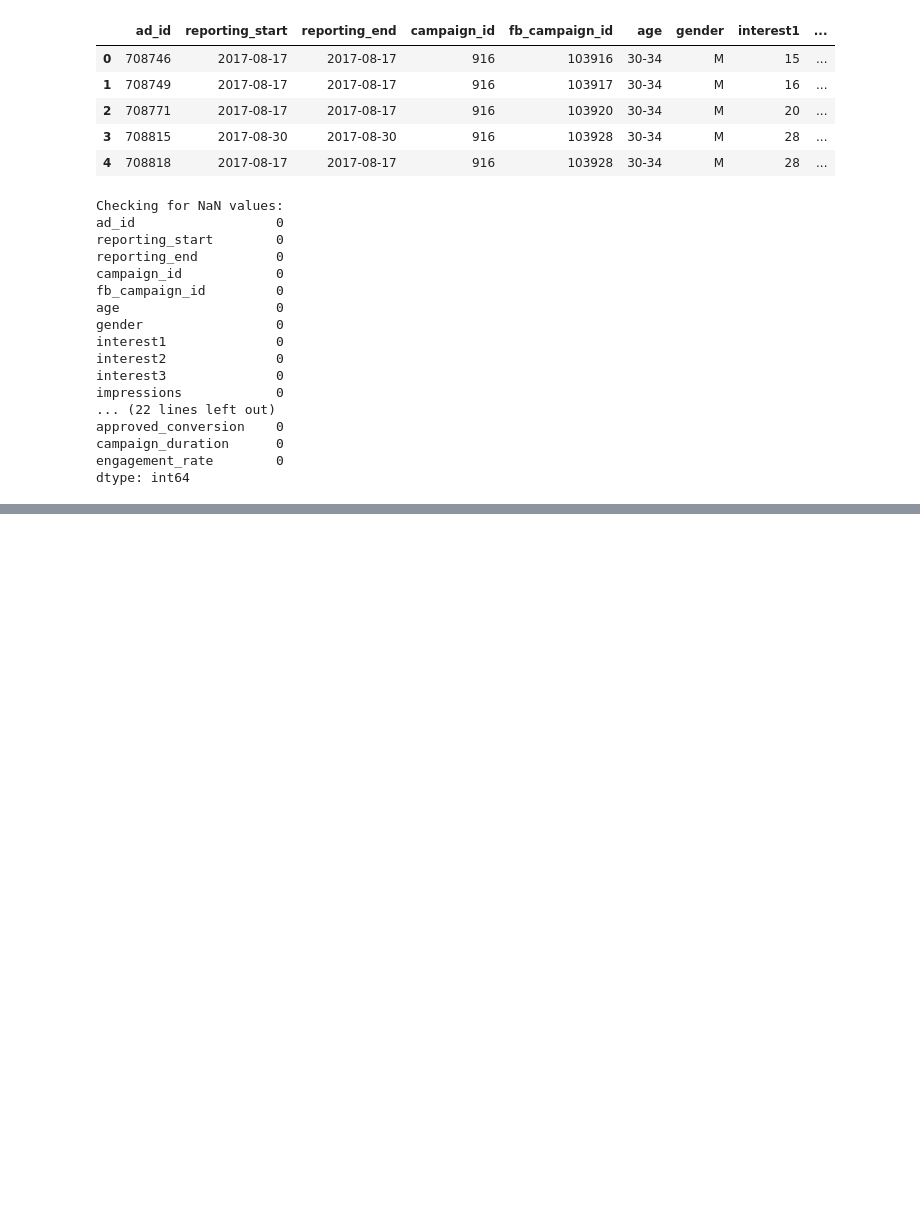
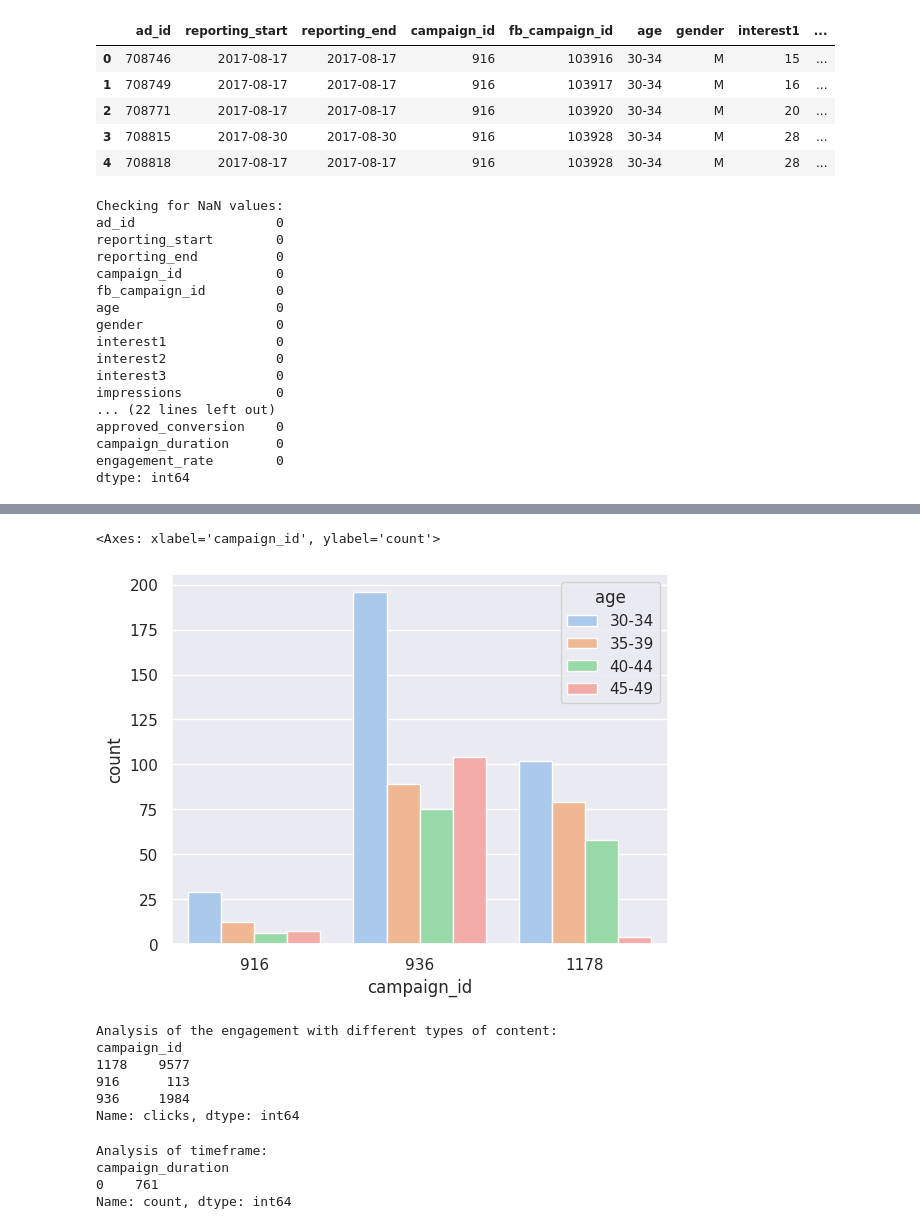
Before and after one commit to savina01/Analysis-of-Facebook-ad-campaign, a Jupyter notebook: Notebook.ipynb, the cells around one changed output, grey strips where cells are left out. Cells and saved outputs as stored; diff of their text form; code cells hidden in the pictures; blank space fills up the shorter version.

```diff
--- a/Notebook.ipynb
+++ b/Notebook.ipynb
@@ -158,0 +264,26 @@ dtype: object
+# %%
+sns.countplot(data=df, x='campaign_id', hue='age', palette='pastel')
+# %% [output]
+<Axes: xlabel='campaign_id', ylabel='count'>
+[figure, added]
+# %%
+print("Analysis of the engagement with different types of content:")
+
+# TODO: This is supposed to be the interests??? The interests don't really give us much information according to the one who created the dataset.
+print(df.groupby('campaign_id').clicks.sum())
+# %% [output]
+Analysis of the engagement with different types of content:
+campaign_id
+1178    9577
+916      113
+936     1984
+Name: clicks, dtype: int64
+# %%
+print("Analysis of timeframe:")
+
+print(df.campaign_duration.value_counts())
+# %% [output]
+Analysis of timeframe:
+campaign_duration
+0    761
+Name: count, dtype: int64
```
Also changed, not shown: parts of 15 cells of this notebook, 1 other file.
